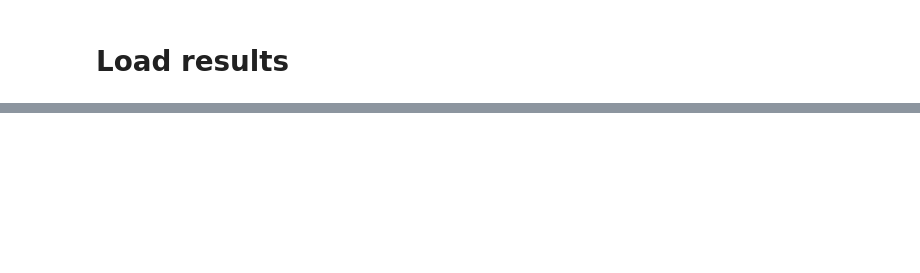
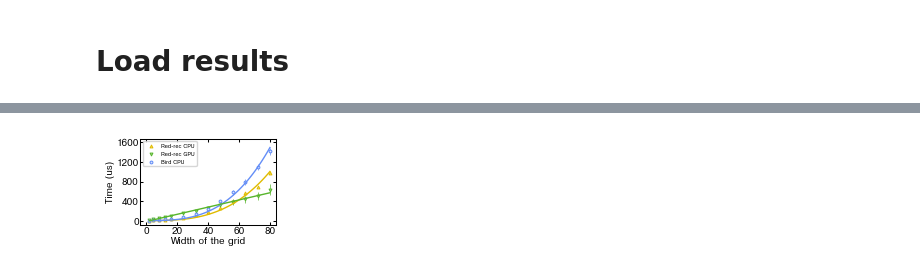
Before and after one commit to TQT-RAAQS/LLRS, a Jupyter notebook: tools/benchmarks/solver-runtime-benchmarking.ipynb, the cells around one changed output, grey strips where cells are left out. Drawn from its saved outputs; the diff is of its cells as text; code cells hidden in the pictures; blank space fills up the shorter version.

```diff
--- a/tools/benchmarks/solver-runtime-benchmarking.ipynb
+++ b/tools/benchmarks/solver-runtime-benchmarking.ipynb
@@ -30,9 +62,9 @@ def get_write_time (algorithm, Ntx, Nty, target, nt, nr, batching, num_sources):
 # %%
-trials = 1000
+trials = 100
 reps = 1
-atoms_dim = [(2,2), (4,4), (8,8), (12,12), (16,16), (24,24), (32,32)]
-traps_dims = [(2,4), (4,8), (8,14), (12, 20), (16, 26), (24, 40), (32, 54)]
-algorithms = ["REDREC-CPU-V3-2D", "REDREC-GPU-V3-2D", "BIRD-CPU-2D"]
+atoms_dim = [(2,2), (4,4), (8,8), (12,12), (16,16), (24,24), (32,32), (40, 40), (48, 48), (56, 56), (64, 64),(72, 72), (80, 80)]
+traps_dims = [(x,even(int(x / 0.6) + 1)) for (x,y) in atoms_dim]
+algorithms = ["BIRD-CPU-2D"]
 
 for algorithm in algorithms:
     time_data  = []
@@ -85,9 +135,9 @@ for algorithm in algorithms:
 # %% [markdown]
 # Load results
 # %%
-file_name_cpu = "timingREDREC-CPU-V3-2D-varying-traps-2024-08-11, 14-12-45.pickle"
-file_name_gpu = "timingREDREC-GPU-V3-2D-varying-traps-2024-08-11, 14-12-55.pickle"
-file_name_bird = "timingBIRD-CPU-2D-varying-traps-2024-08-11, 14-13-02.pickle"
+file_name_cpu = "timingREDREC-CPU-V3-2D-varying-traps-2025-05-02, 12-28-25.pickle"
+file_name_gpu = "timingREDREC-GPU-V3-2D-varying-traps-2025-05-02, 15-42-18.pickle"
+file_name_bird = "timingBIRD-CPU-2D-varying-traps-2025-05-05, 20-45-21.pickle"
 file_name_aro = "timingARO-2D-varying-traps-2024-08-01, 04-31-20.pickle"
 file_name_cpu_batching = "timing-batching-REDREC-CPU-V3-2D-varying-traps-2024-08-11, 14-11-57.pickle"
 
@@ -116,8 +166,8 @@ with open(os.path.join(home, "LLRS", "resources", "solver-runtime", file_name_cp
     atoms = data["xvals"]
     time_data_cpu_batching = data["data"]
 # %%
-def func(x, a, b, c):
-  return  c * x ** 2
+def func(x, c, b):
+  return  c * x + b
 
 def func_cubic(x, a, b, c, d):
   return d * x ** 3
@@ -196,46 +251,53 @@ print(model_batching)
 # %%
-xvals = [2,4,8,12,16,24,32]
-yvals_cpu = [x[0]/1e3 for x in time_data_cpu]
-yerr_cpu = [x[1]/1e3 for x in time_data_cpu]
-yvals_gpu = [x[0]/1e3 for x in time_data_gpu]
-yerr_gpu = [x[1]/1e3 for x in time_data_gpu]
+xvals = [2,4,8,12,16,24,32, 40, 48, 56, 64, 72, 80]
+time_data_gpu = [(20912.1, 4331.41), (33665.7, 6039.48), (51540.4, 10609.8), (69929.1, 15713.7), (89219.3, 19018.1), (148928.0, 24447.4), (193056.0, 33305.7),  (266821.0, 40902.9), (313244.0, 52218.5), (380728.0, 58941.6), (437002.0, 67500.6), (506141.0, 74709.9), (628052.0, 113402.0), (522885.0, 5172970.0), (795011.0, 160535.0), (925662.0, 163070.0), (1010530.0, 144509.0), (1071940.0, 197158.0), (1133640.0, 213005.0), (1303060.0, 235428.0), (489666.0, 4842100.0), (1531120.0, 275987.0), (1660340.0, 257893.0)]
+
+yvals_cpu = [x[0]/1e3 for x in time_data_cpu[0:13]]
+yerr_cpu = [x[1]/1e3 for x in time_data_cpu[0:13]]
+yvals_gpu = [x[0]/1e3 for x in time_data_gpu[0:13]]
+yerr_gpu = [x[1]/1e3 for x in time_data_gpu[0:13]]
 yvals_bird = [x[0]/1e3 for x in time_data_bird]
 yerr_bird = [x[1]/1e3 for x in time_data_bird]
 fig, ax = plt.subplots()
 ax.set_xlabel("Width of the grid")
 ax.set_ylabel("Time (us)")
-model_gpu = np.poly1d(np.polyfit(xvals, yvals_gpu, 1))
+model_gpu, _ = curve_fit(func, xvals, yvals_gpu)
 model_bird, _ = curve_fit(func_cubic, xvals, yvals_bird)
 model_cpu, _ = curve_fit(func_cubic, xvals, yvals_cpu)
 prod_plot.production_quality_scatter(fig, ax, [xvals, xvals, xvals], [yvals_cpu, yvals_gpu, yvals_bird], yerr_list= [yerr_cpu, yerr_gpu, yerr_bird],markers=mark(["rrccpu", "rrcgpu", "bird"]), palette=pal(["rrccpu", "rrcgpu","bird"]), save_path=str(project_dir) + "/bird-rrccpu-rrcgpu-runtime-2d.pdf")
-PlotPlotter(
-    fig,
-    ax,
-    range(2,33,1),
-    [x**3 * model_cpu[3] + model_cpu[0] for x in range(2,33,1)],
-    style = {"linestyle" : "-", "color": "#E0BB00", "lw": 1}
-).draw()
+# PlotPlotter(
+#     fig,
+#     ax,
+#     range(2,33,1),
+#     [x**3 * model_cpu[3] + model_cpu[0] for x in range(2,33,1)],
+#     style = {"linestyle" : "-", "color": "#E0BB00", "lw": 1}
+# ).draw()
 
-PlotPlotter(
-    fig,
-    ax,
-    range(2,33,1),
-    [x * model_gpu.coefficients[0] + model_gpu.coefficients[1] for x in range(2,33,1)],
-    style = {"linestyle" : "-", "color": "#57B52C", "lw": 1}
-).draw()
+# PlotPlotter(
+#     fig,
+#     ax,
+#     range(2,33,1),
+#     [x * model_gpu[0] + model_gpu[1] for x in range(2,33,1)],
+#     style = {"linestyle" : "-", "color": "#57B52C", "lw": 1}
+# ).draw()
 
-PlotPlotter(
-    fig,
-    ax,
-    range(2,33,1),
-    [x**3 * model_bird[3]  + model_bird[0] for x in range(2,33,1)],
-    style = {"linestyle" : "-", "color": "#648EF7", "lw": 1}
-).draw()
-
+# PlotPlotter(
+#     fig,
+#     ax,
+#     range(2,33,1),
+#     [x**3 * model_bird[3]  + model_bird[0] for x in range(2,33,1)],
+#     style = {"linestyle" : "-", "color": "#648EF7", "lw": 1}
+# ).draw()
+ax.plot(range(2,81,1), [x**3 * model_cpu[3] + model_cpu[0] for x in range(2,81,1)], color = "#E0BB00", linewidth = 1)
+ax.plot(range(2,81,1), [x**3 * model_bird[3] + model_bird[0] for x in range(2,81,1)], color = "#648EF7", linewidth = 1)
+ax.plot(range(2,81,1), [x * model_gpu[0] + model_gpu[1] for x in range(2,81,1)], color = "#57B52C", linewidth = 1)
+print(model_gpu[0])
+print(model_gpu[1])
 
 ax.legend(["Red-rec CPU", "Red-rec GPU", "Bird CPU"],fontsize=4)
-yticks(ax, [0,60, 120,180, 240])
-xticks(ax, [0,8,16,24,32])
+yticks(ax, [0,400, 800,1200, 1600])
+xticks(ax, [0,20,40,60,80])
 plt.gca().yaxis.set_major_formatter(ticker.FormatStrFormatter('%d'))
 plt.savefig("bird-rrccpu-rrcgpu-runtime-2d.pdf", format='pdf')
 plt.show()
+# %% [output]
@@ -241,0 +307 @@ plt.show()
+[figure, added]
```
Also changed, not shown: parts of 9 cells of this notebook, 3 other files.
